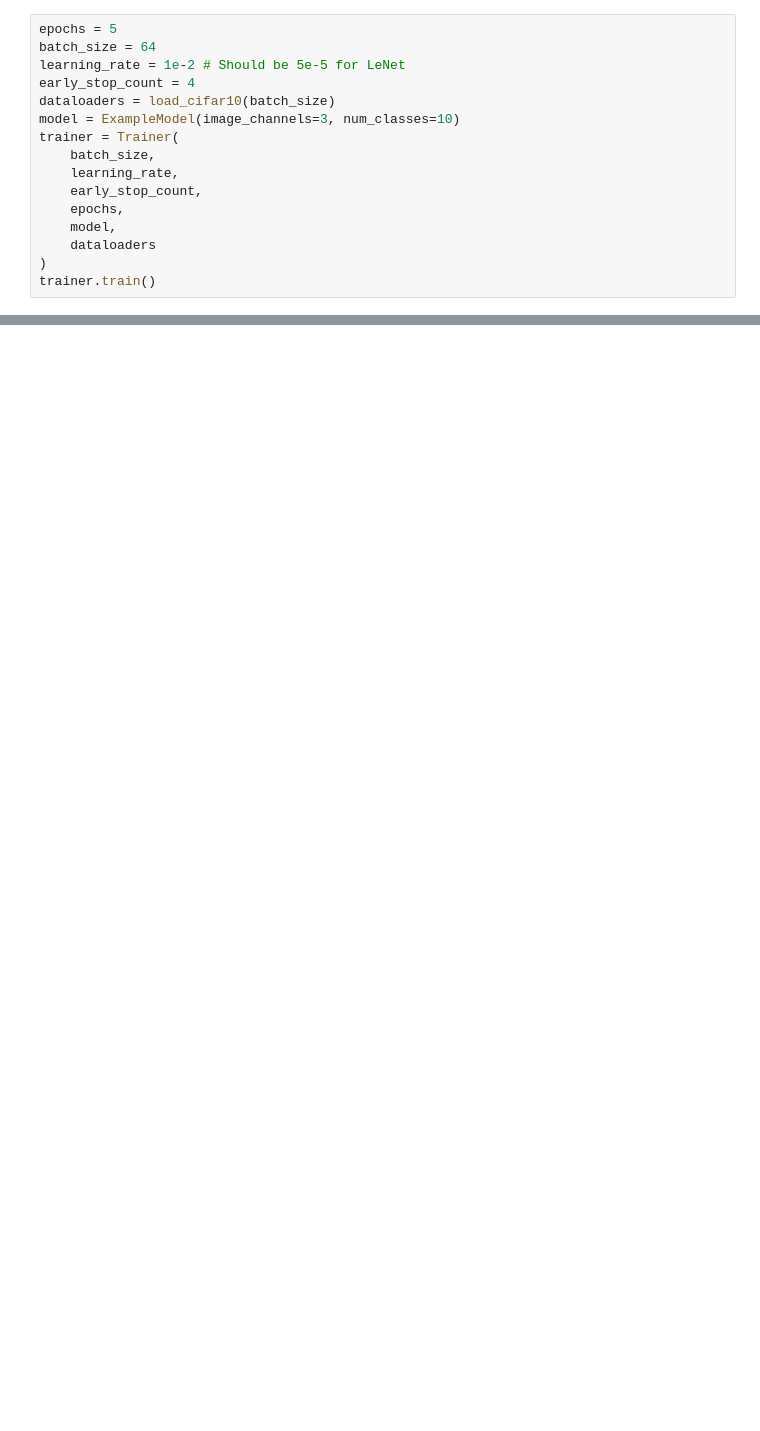
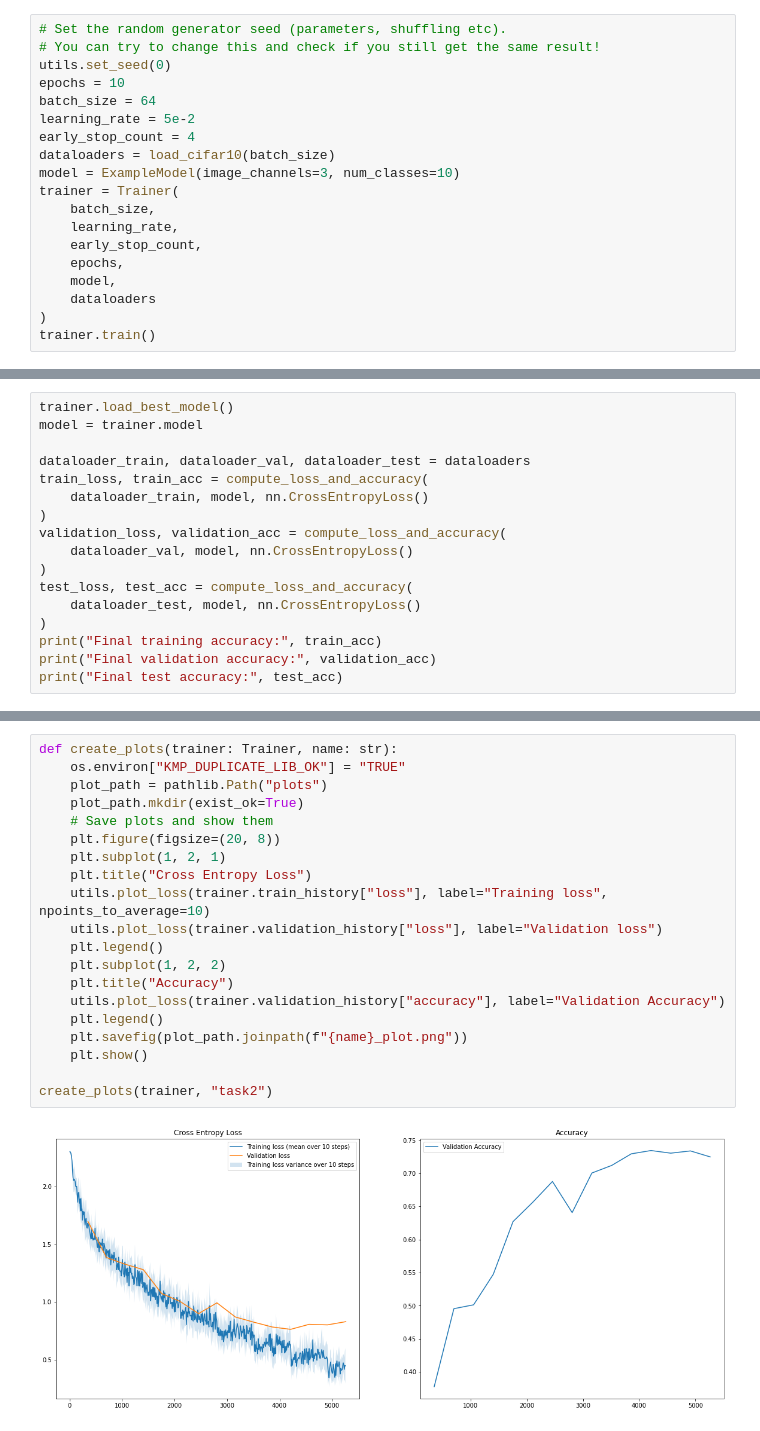
Before and after one commit to fredralm/TDT4265-StarterCode, a Jupyter notebook: assignment3/task2_train.ipynb, the cells around one changed output, grey strips where cells are left out. Cells and saved outputs as stored; diff of their text form; blank space fills up the shorter version.

```diff
--- a/assignment3/task2_train.ipynb
+++ b/assignment3/task2_train.ipynb
@@ -58,9 +90,12 @@ class ExampleModel(nn.Module):
             f"Expected output of forward pass to be: {expected_shape}, but got: {out.shape}"
         return out
 # %%
-epochs = 5
+# Set the random generator seed (parameters, shuffling etc).
+# You can try to change this and check if you still get the same result!
+utils.set_seed(0)
+epochs = 10
 batch_size = 64
-learning_rate = 1e-2 # Should be 5e-5 for LeNet
+learning_rate = 5e-2
 early_stop_count = 4
 dataloaders = load_cifar10(batch_size)
 model = ExampleModel(image_channels=3, num_classes=10)
@@ -77,0 +129,17 @@ create_plots(trainer, "task2")
+# %%
+trainer.load_best_model()
+model = trainer.model
+
+dataloader_train, dataloader_val, dataloader_test = dataloaders
+train_loss, train_acc = compute_loss_and_accuracy(
+    dataloader_train, model, nn.CrossEntropyLoss()
+)
+validation_loss, validation_acc = compute_loss_and_accuracy(
+    dataloader_val, model, nn.CrossEntropyLoss()
+)
+test_loss, test_acc = compute_loss_and_accuracy(
+    dataloader_test, model, nn.CrossEntropyLoss()
+)
+print("Final training accuracy:", train_acc)
+print("Final validation accuracy:", validation_acc)
+print("Final test accuracy:", test_acc)
@@ -77,0 +150,22 @@ create_plots(trainer, "task2")
+# %%
+def create_plots(trainer: Trainer, name: str):
+    os.environ["KMP_DUPLICATE_LIB_OK"] = "TRUE"
+    plot_path = pathlib.Path("plots")
+    plot_path.mkdir(exist_ok=True)
+    # Save plots and show them
+    plt.figure(figsize=(20, 8))
+    plt.subplot(1, 2, 1)
+    plt.title("Cross Entropy Loss")
+    utils.plot_loss(trainer.train_history["loss"], label="Training loss", npoints_to_average=10)
+    utils.plot_loss(trainer.validation_history["loss"], label="Validation loss")
+    plt.legend()
+    plt.subplot(1, 2, 2)
+    plt.title("Accuracy")
+    utils.plot_loss(trainer.validation_history["accuracy"], label="Validation Accuracy")
+    plt.legend()
+    plt.savefig(plot_path.joinpath(f"{name}_plot.png"))
+    plt.show()
+
+create_plots(trainer, "task2")
+# %% [output]
+[figure, added]
```
Also changed, not shown: parts of 6 cells of this notebook, 5 other files.
